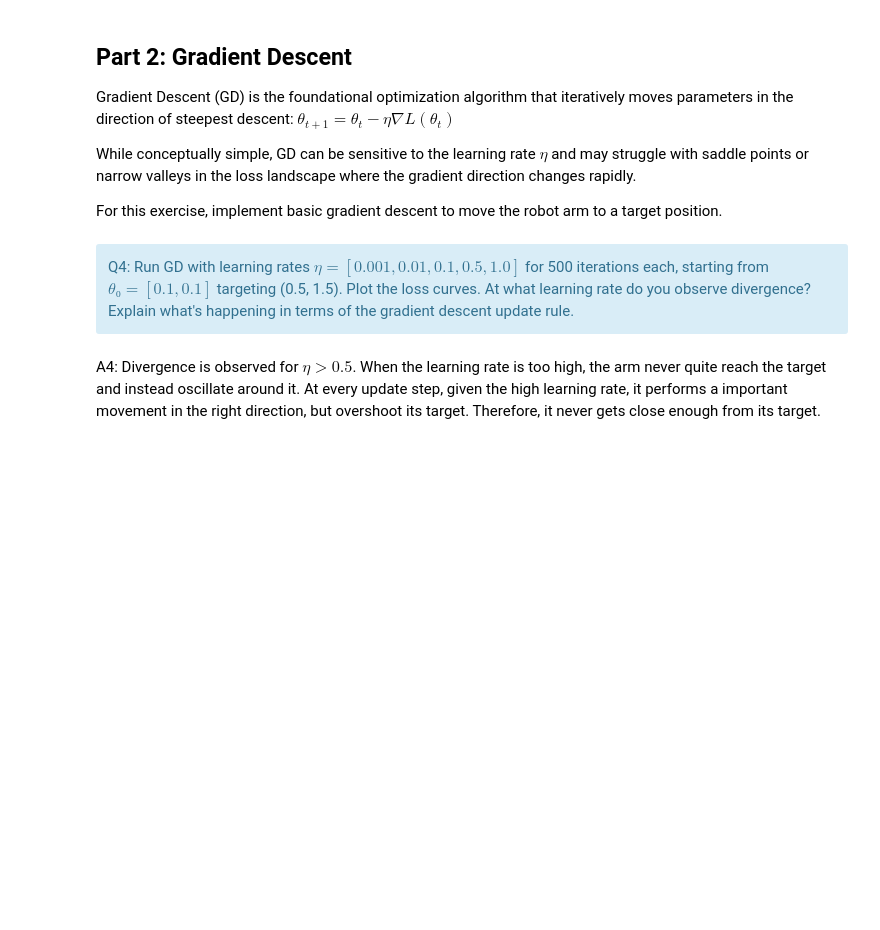
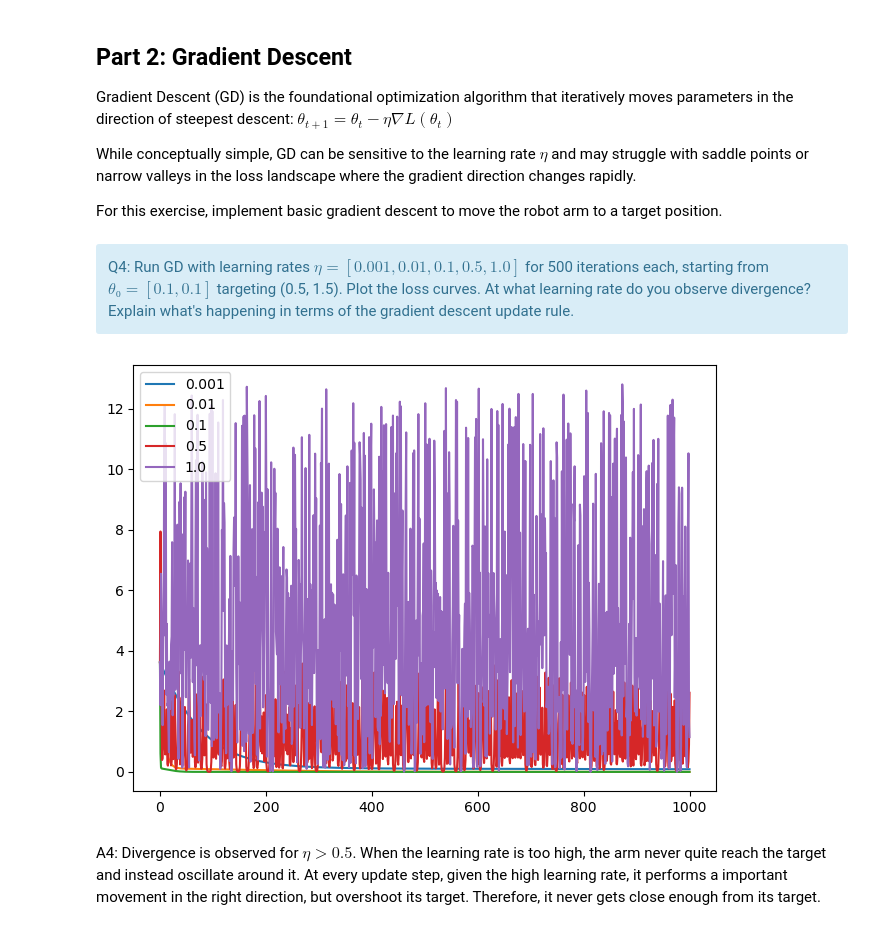
Before and after one commit to Paulchen-git/BE_optim, a Jupyter notebook: control_BE_submission.ipynb, the cells around one changed output. Cells and saved outputs as stored; diff of their text form; code cells hidden in the pictures; blank space fills up the shorter version.

```diff
--- a/control_BE_submission.ipynb
+++ b/control_BE_submission.ipynb
@@ -374,26 +399,6 @@ print(loss_target_reaching_jit)
 # %%
 # Create gradient functions
 grad_loss_target = jit(grad(loss_target_reaching, argnums=0))
-# %%
-# Plot some loss landscapes
-theta1_vals = jnp.linspace(-jnp.pi, jnp.pi, 300)
-theta2_vals = jnp.linspace(-jnp.pi, jnp.pi, 300)
-Theta1, Theta2 = jnp.meshgrid(theta1_vals, theta2_vals)
-target = jnp.array([1.1, 1.1])
-Loss_vals = jnp.zeros(Theta1.shape)
-for i in range(Theta1.shape[0]):
-    for j in range(Theta1.shape[1]):
-        theta = jnp.array([Theta1[i, j], Theta2[i, j]])
-        Loss_vals = Loss_vals.at[i, j].set(loss_target_reaching_jit(theta, LENGTHS, target))
-
-# Plot loss landscape
-plt.figure()
-cp = plt.contourf(Theta1, Theta2, Loss_vals, levels=50, cmap='viridis')
-plt.colorbar(cp)
-plt.xlabel('Theta 1 (radians)')
-plt.ylabel('Theta 2 (radians)')
-plt.title('Loss Landscape for Target Reaching')
-plt.show()
 # %%
 # Test the loss functions
 print("Testing loss functions...")
@@ -513,20 +550,22 @@ Q4: Run GD with learning rates $η = [0.001, 0.01, 0.1, 0.5, 1.0]$ for 500 itera
 </div>
 # %%
 learning_rate = [1e-3, 1e-2, 0.1, 0.5, 1.0]
-n_iter = 500
+n_iter = 1000
 theta0 = np.array([0.1, 0.1])
 target = np.array([0.5, 1.5])
 histories = {}
 for lr in learning_rate:
     histories[lr] = gradient_descent(theta0, target, LENGTHS, lr, n_iter)
 
 plt.figure()
 for lr in learning_rate:
     plt.plot(histories[lr][1], label=f"{lr}")
 
 plt.legend()
 plt.tight_layout()
 plt.show()
+# %% [output]
+[figure, added]
 # %% [markdown]
 A4: Divergence is observed for $\eta > 0.5$. When the learning rate is too high, the arm never quite reach the target and instead oscillate around it. At every update step, given the high learning rate, it performs a important movement in the right direction, but overshoot its target. Therefore, it never gets close enough from its target.
 # %% [markdown]
```
Also changed, not shown: parts of 44 cells of this notebook, 1 other file.
